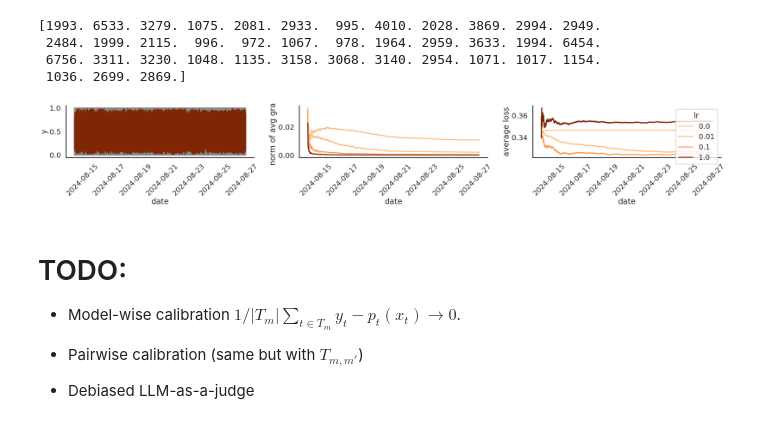
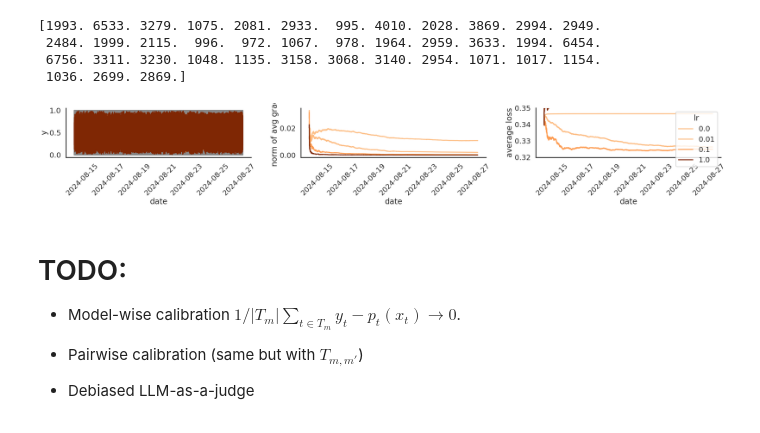
Before and after one commit to aangelopoulos/gradient-equilibrium, a Jupyter notebook: arena/online_elo.ipynb, the cells around one changed output. Drawn from its saved outputs; the diff is of its cells as text; code cells hidden in the pictures.

```diff
--- a/arena/online_elo.ipynb
+++ b/arena/online_elo.ipynb
@@ -156,34 +156,36 @@ fig, axs = plt.subplots(nrows=1, ncols=3, figsize=(30,5), sharex=True, sharey=Fa
 df_plot = df[df.datetime >= df[df.lr == 0].datetime.nsmallest(burnin).iloc[-1]]
 
 # First, plot the ys, fs, and yhats on the same plot, to visually check the predictions.
 sns.lineplot(ax=axs[0], data=df_plot[df_plot.lr == 0], x="datetime", y="y", color="#888888", estimator=None, n_boot=0)
 _lp = sns.lineplot(ax=axs[0], data=df_plot, x="datetime", y="yhat", hue="lr", palette=lr_cmap, estimator=None, n_boot=0)
 _lp.get_legend().remove()
 
 # Next, plot the average gradient over time
 _lp = sns.lineplot(ax=axs[1], data=df_plot, x="datetime", y="norm of avg grad", hue="lr", palette=lr_cmap, estimator=None, n_boot=0)
 _lp.get_legend().remove()
 
 # Next, plot the average loss over time
 _lp = sns.lineplot(ax=axs[2], data=df_plot, x="datetime", y="average loss", hue="lr", palette=lr_cmap, estimator=None, n_boot=0)
 _lp.get_legend().set_loc('upper right')
 
 for tick in axs[0].get_xticklabels() + axs[1].get_xticklabels() + axs[2].get_xticklabels():
     tick.set_rotation(45)  # adjust the rotation angle as needed
 
 sns.despine(top=True, right=True)
 
 for ax in axs:
     ax.set_xlabel("date")
 
 ylims_avg_grad_1 = axs[1].get_ylim()
+axs[2].set_ylim([0.32, 0.35])
+
 
 plt.tight_layout()
 
 plt.savefig('./plots/' + experiment_name + "/" + "series_with_burnin.pdf")
 plt.show()
 # %% [output]
-[figure, old version]
+[figure, new version]
 # %%
 # Plot the model-wise calibration.
 # %% [markdown]
```
Also changed, not shown: parts of 1 cell of this notebook, 11 other files.
